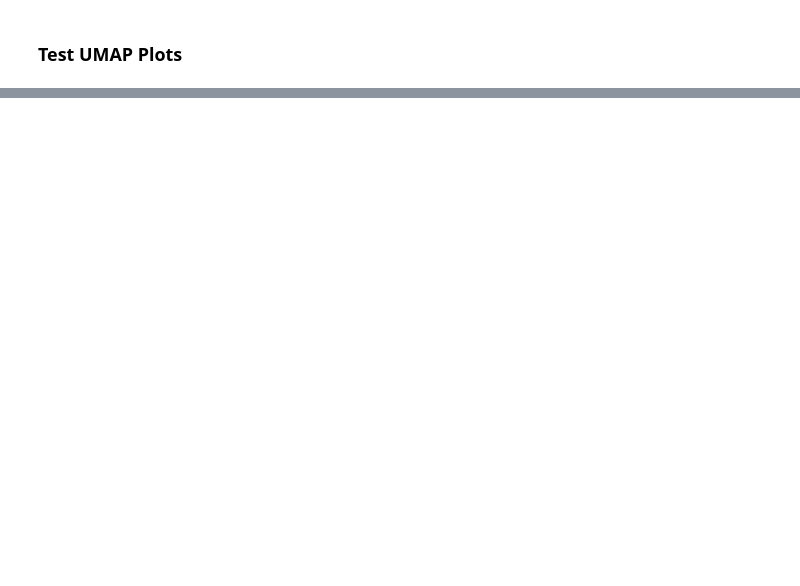
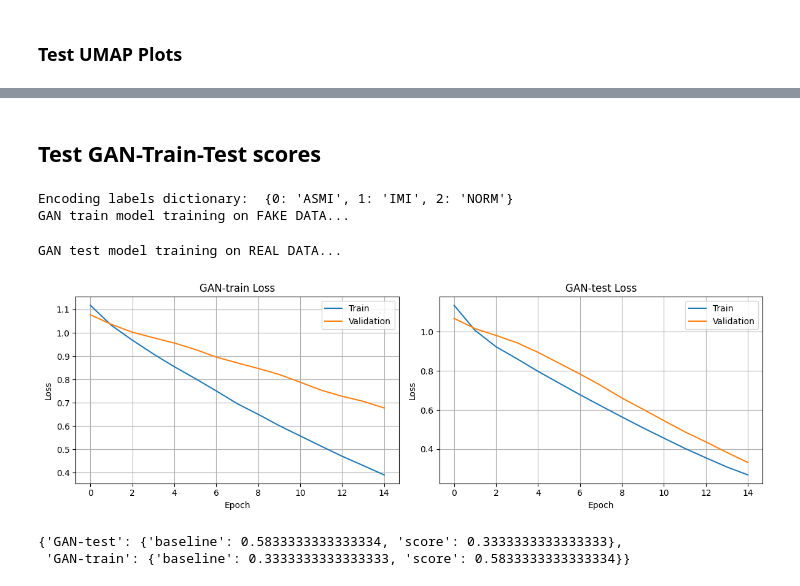
Before and after one commit to SaraBtt/ECG_Quality_Evaluation, a Jupyter notebook: TEST_scripts.ipynb, the cells around one changed output, grey strips where cells are left out. Saved outputs shown, nothing was run; the diff lists cells and outputs as text; code cells hidden in the pictures; blank space fills up the shorter version.

```diff
--- a/TEST_scripts.ipynb
+++ b/TEST_scripts.ipynb
@@ -97,0 +117,2 @@ np.save("/home/ECG_Quality_Evaluation/TestData/TEST_fake_norm_from_asmi.npy", no
+# %% [markdown]
+## Test GAN-Train-Test scores
@@ -97,0 +123,46 @@ np.save("/home/ECG_Quality_Evaluation/TestData/TEST_fake_norm_from_asmi.npy", no
+# %%
+train_config = {
+    "device": "cuda",      # or "cpu"
+    "test_size": 0.2,
+    "random_state": 42,
+    "batch_size": 32,
+    "epochs": 15,
+    "lr": 1e-3,
+
+    "aux_cls_features": [8,16,32,64],
+    "aux_cls_kernels": [5, 5, 3, 3],
+    "aux_cls_strides": [1, 2, 2, 1],
+    "aux_cls_padding":  [2, 2, 1, 1],
+    "n_classes": 3,
+}
+# %%
+# Train AUX lcassifier, this can be anything really. As long as it's trainable via CE
+import GAN_train_test_classifier
+importlib.reload(GAN_train_test_classifier)
+from GAN_train_test_classifier import ECG_Classifier
+
+gan_train_model = ECG_Classifier(features=train_config["aux_cls_features"],
+                                 kernels=train_config["aux_cls_kernels"],
+                                 strides=train_config["aux_cls_strides"],
+                                 padding=train_config["aux_cls_padding"],
+                                 n_classes=train_config["n_classes"],
+                                 name = "GAN-train")
+
+gan_test_model = ECG_Classifier(features=train_config["aux_cls_features"],
+                                 kernels=train_config["aux_cls_kernels"],
+                                 strides=train_config["aux_cls_strides"],
+                                 padding=train_config["aux_cls_padding"],
+                                 n_classes=train_config["n_classes"],
+                                 name = "GAN-test")
+# %%
+save_folder = "/home/ECG_Quality_Evaluation/Test_Figs"
+
+compute_gan_train_test_scores(gan_train_model, gan_test_model, ecg_datasets, train_config,
+                                  plot_loss_hist = True, save_folder = save_folder)
+# %% [output]
+Encoding labels dictionary:  {0: 'ASMI', 1: 'IMI', 2: 'NORM'}
+GAN train model training on FAKE DATA...
+GAN test model training on REAL DATA...
+[figure, added]
+{'GAN-test': {'baseline': 0.5833333333333334, 'score': 0.3333333333333333},
+ 'GAN-train': {'baseline': 0.3333333333333333, 'score': 0.5833333333333334}}
```
Also changed, not shown: parts of 15 cells of this notebook, 12 other files.
